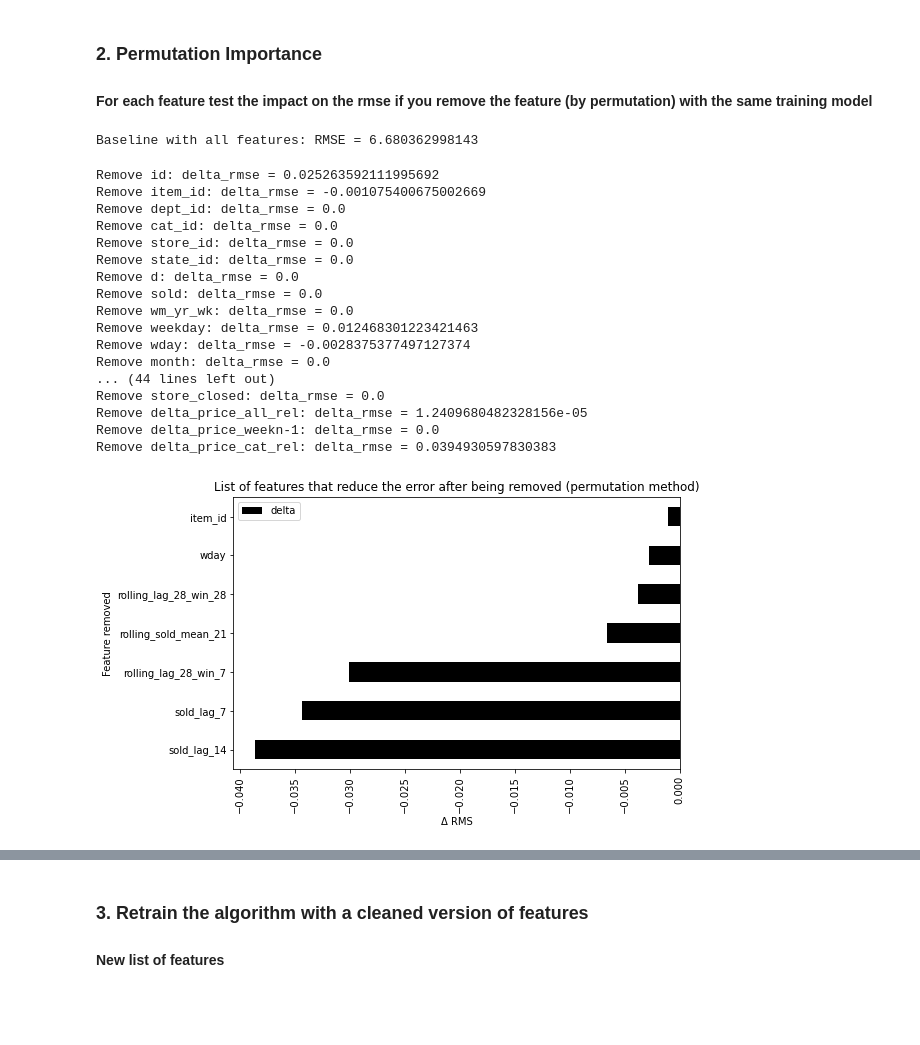
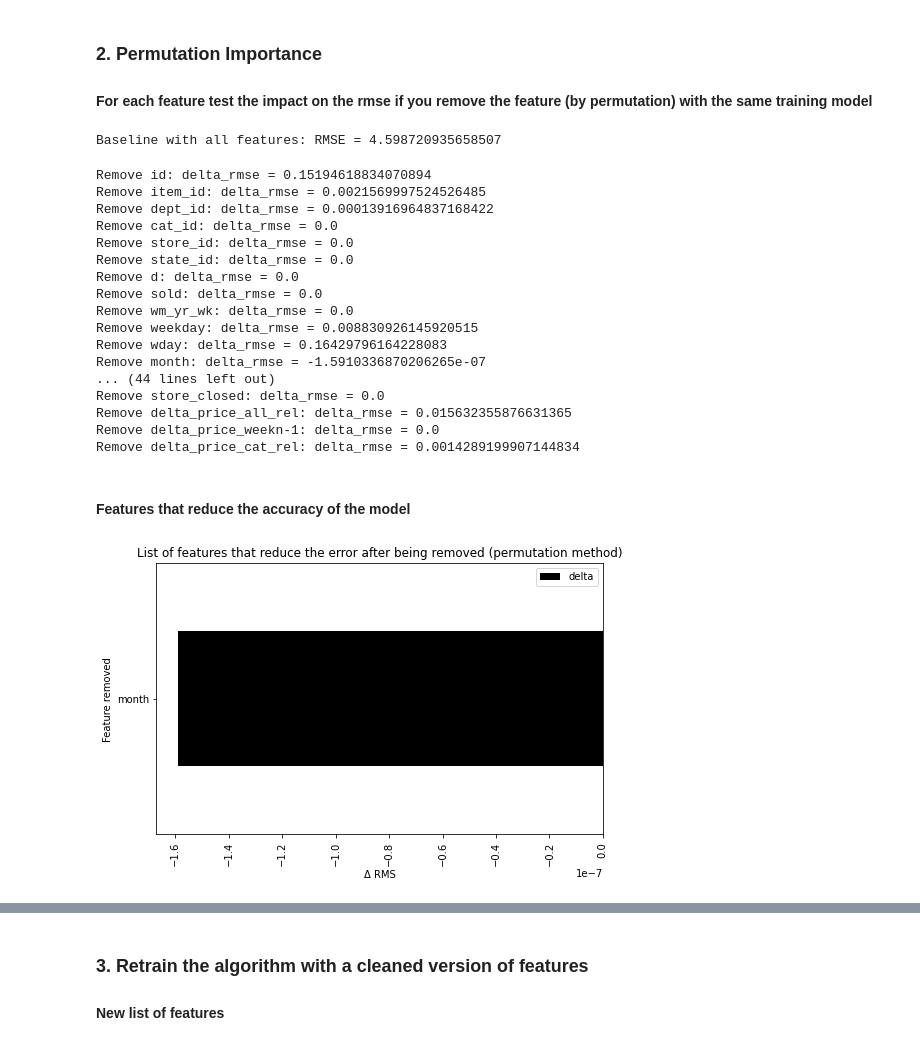
Before and after one commit to samirsaci/permutation-pca, a Jupyter notebook: notebook.ipynb, the cells around one changed output, grey strips where cells are left out. Saved outputs shown, nothing was run; the diff lists cells and outputs as text; code cells hidden in the pictures; blank space fills up the shorter version.

```diff
--- a/notebook.ipynb
+++ b/notebook.ipynb
@@ -41,7 +41,7 @@ pd.set_option("display.max_columns", None)
 #### Import Procesed DataFrame
 # %%
 # Import Data
-data_size = 'light'
+data_size = 'improved'
 data = pd.read_pickle('data/data_features_{}.pkl'.format(data_size))
 
 # Start records from 55th
@@ -109,7 +109,7 @@ dict_stepname = dict(zip(LIST_STEPS, LIST_STEPS_NAME))
 ### 1. Baseline with all features
 #### What would be the rmse if you use all features
 # %%
-folder_name = 'models/initial/'
+folder_name = 'model_perm/initial/'
 dict_error = {}
 model_name = 'initial'
 
@@ -140,50 +140,53 @@ filtered: RMSE = 6.680362998143
 # %%
 # Baseline with initial features
 baseline_rmse = valid_rmse
+folder_model = 'model_perm/initial/'
 print("Baseline with all features: RMSE = {}".format(baseline_rmse))
 
 # Parameters
 all_features = dict_features['STEP_6']
 stores = data.store_id.unique()
 d_store_id = dict_data['d_store_id']
-folder_model = 'models/initial/'
 
 # Dictionnary of error
 dict_error = {}
 dict_error['baseline'] = baseline_rmse
 # %% [output]
-Baseline with all features: RMSE = 6.680362998143
+Baseline with all features: RMSE = 4.598720935658507
 # %%
 # Perform permutation
 df_permres, df_validall, dict_error = permutation(data, all_features, stores, d_store_id, baseline_rmse, dict_error, folder_model)
 df_permres.to_csv(folder_model + 'permutation_error' + '.csv')
 # %% [output]
-Remove id: delta_rmse = 0.025263592111995692
-Remove item_id: delta_rmse = -0.001075400675002669
-Remove dept_id: delta_rmse = 0.0
+Remove id: delta_rmse = 0.15194618834070894
+Remove item_id: delta_rmse = 0.0021569997524526485
+Remove dept_id: delta_rmse = 0.00013916964837168422
 Remove cat_id: delta_rmse = 0.0
 Remove store_id: delta_rmse = 0.0
 Remove state_id: delta_rmse = 0.0
 Remove d: delta_rmse = 0.0
 Remove sold: delta_rmse = 0.0
 Remove wm_yr_wk: delta_rmse = 0.0
-Remove weekday: delta_rmse = 0.012468301223421463
-Remove wday: delta_rmse = -0.0028375377497127374
-Remove month: delta_rmse = 0.0
+Remove weekday: delta_rmse = 0.008830926145920515
+Remove wday: delta_rmse = 0.16429796164228083
+Remove month: delta_rmse = -1.5910336870206265e-07
 ... (44 lines left out)
 Remove store_closed: delta_rmse = 0.0
-Remove delta_price_all_rel: delta_rmse = 1.2409680482328156e-05
+Remove delta_price_all_rel: delta_rmse = 0.015632355876631365
 Remove delta_price_weekn-1: delta_rmse = 0.0
-Remove delta_price_cat_rel: delta_rmse = 0.0394930597830383
+Remove delta_price_cat_rel: delta_rmse = 0.0014289199907144834
+# %% [markdown]
+#### Features that reduce the accuracy of the model
 # %%
-
 # Plot
-ax = plt.gca()
+fig = plt.figure(figsize=(8, 5))
+ax = fig.gca()
 df_permres[df_permres['delta']<0].sort_values(['delta'], ascending = True).plot.barh(figsize=(8, 5), x='remove', y='delta', ax=ax, color = 'black')
 plt.ylabel('Feature removed')
 plt.xlabel('Δ RMS')
 plt.xticks(rotation=90)
 plt.title('List of features that reduce the error after being removed (permutation method)')
+fig.savefig(folder_model + 'features_remove.png')
 plt.show()
 # %% [output]
-[figure, old version]
+[figure, new version]
```
Also changed, not shown: parts of 9 cells of this notebook, 33 other files.
